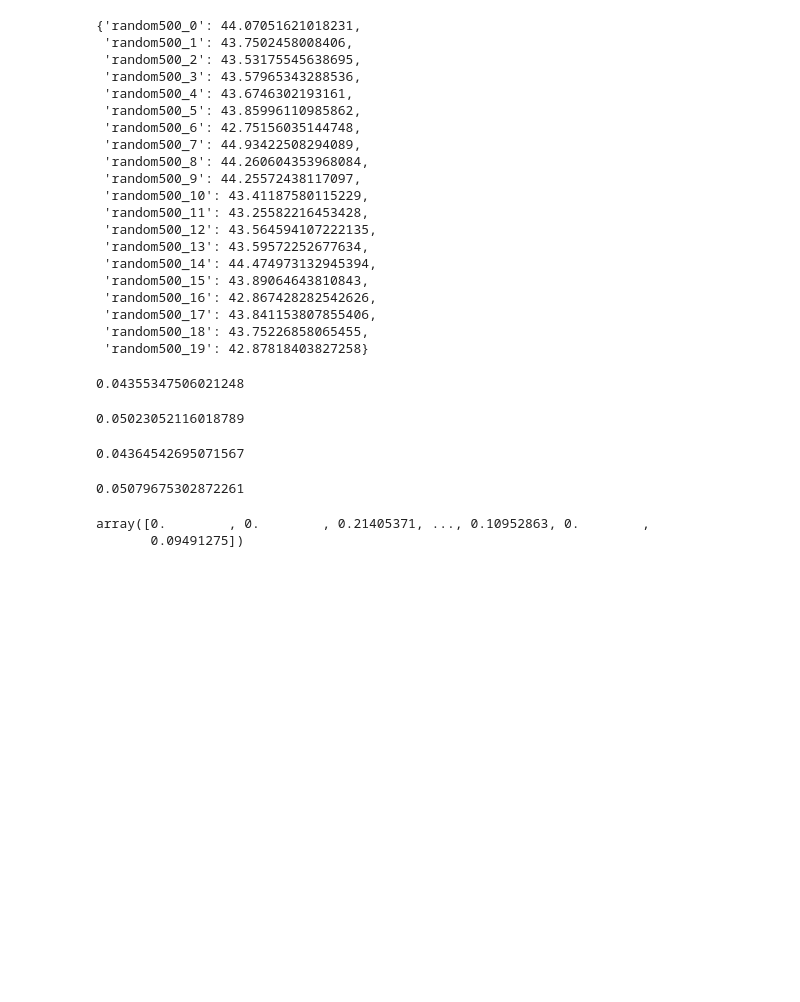
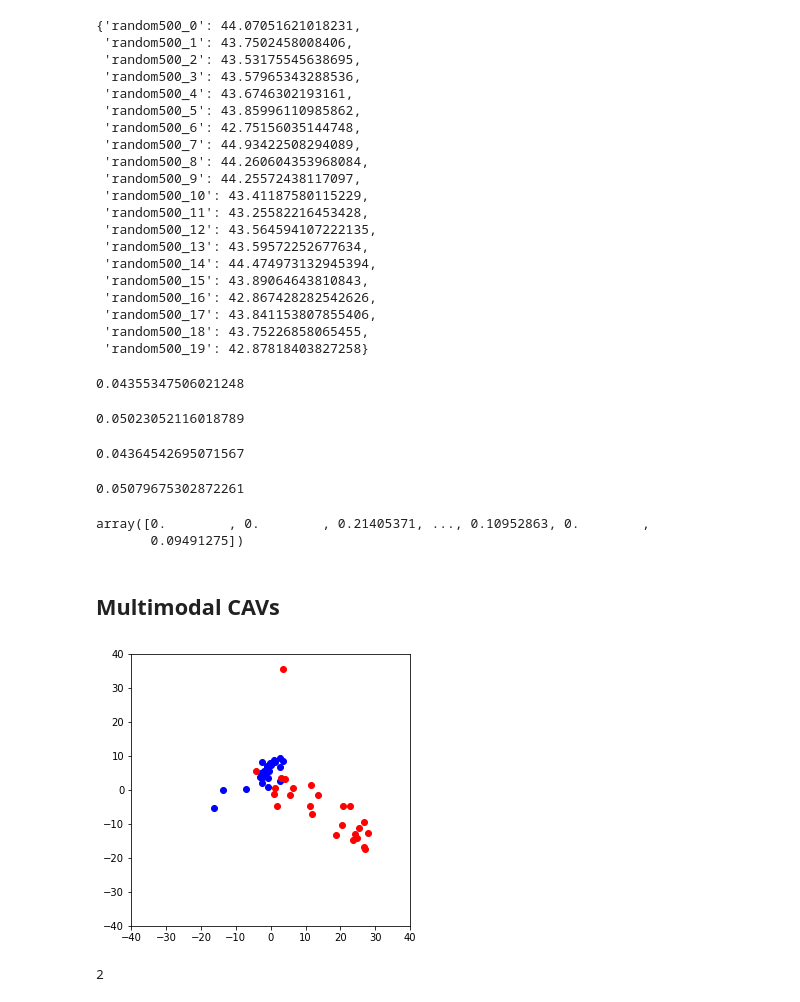
Before and after one commit to tyler-martin-12/tcav_on_azure, a Jupyter notebook: random_class_density.ipynb, the cells around one changed output. Saved outputs shown, nothing was run; the diff lists cells and outputs as text; code cells hidden in the pictures; blank space fills up the shorter version.

```diff
--- a/random_class_density.ipynb
+++ b/random_class_density.ipynb
@@ -348,3 +346,40 @@ black_activations.var(axis=0)
 # %% [output]
 array([0.        , 0.        , 0.21405371, ..., 0.10952863, 0.        ,
        0.09491275])
+# %% [markdown]
+## Multimodal CAVs
+# %%
+## loop through some random classes
+
+concept = 'striped_and_banded'
+
+concept_dir = os.path.join(working_dir,'concepts/'+concept)
+concept_image_list = files_from_dir_ext(concept_dir,'jpg')
+concept_image_list.sort()
+
+n = 131072
+activations = np.zeros((len(concept_image_list),n))
+for idx,image_path in enumerate(concept_image_list):
+    img = prep2(os.path.join(concept_dir,image_path))
+    acts_orig = get_acts(np.expand_dims(img, axis=0))
+    activations[idx] = acts_orig
+# %%
+light_blue, light_red = '#b3b8fb', '#f6889f'
+fig = plt.figure(figsize=[5,5])
+
+# banded
+embed_pca_banded = np.dot(pca_components, activations[0:25].T)
+plt.scatter(embed_pca_banded[0], embed_pca_banded[1], color = 'b')
+
+# striped
+embed_pca_striped = np.dot(pca_components, activations[25:50].T)
+plt.scatter(embed_pca_striped[0], embed_pca_striped[1], color = 'r')
+
+my_xlim = plt.xlim([-40,40])
+my_ylim = plt.ylim([-40,40])
+# %% [output]
+[figure, added]
+# %%
+embed_pca_striped[1].argmax()
+# %% [output]
+2
```
Also changed, not shown: parts of 18 cells of this notebook, 2 other files.
